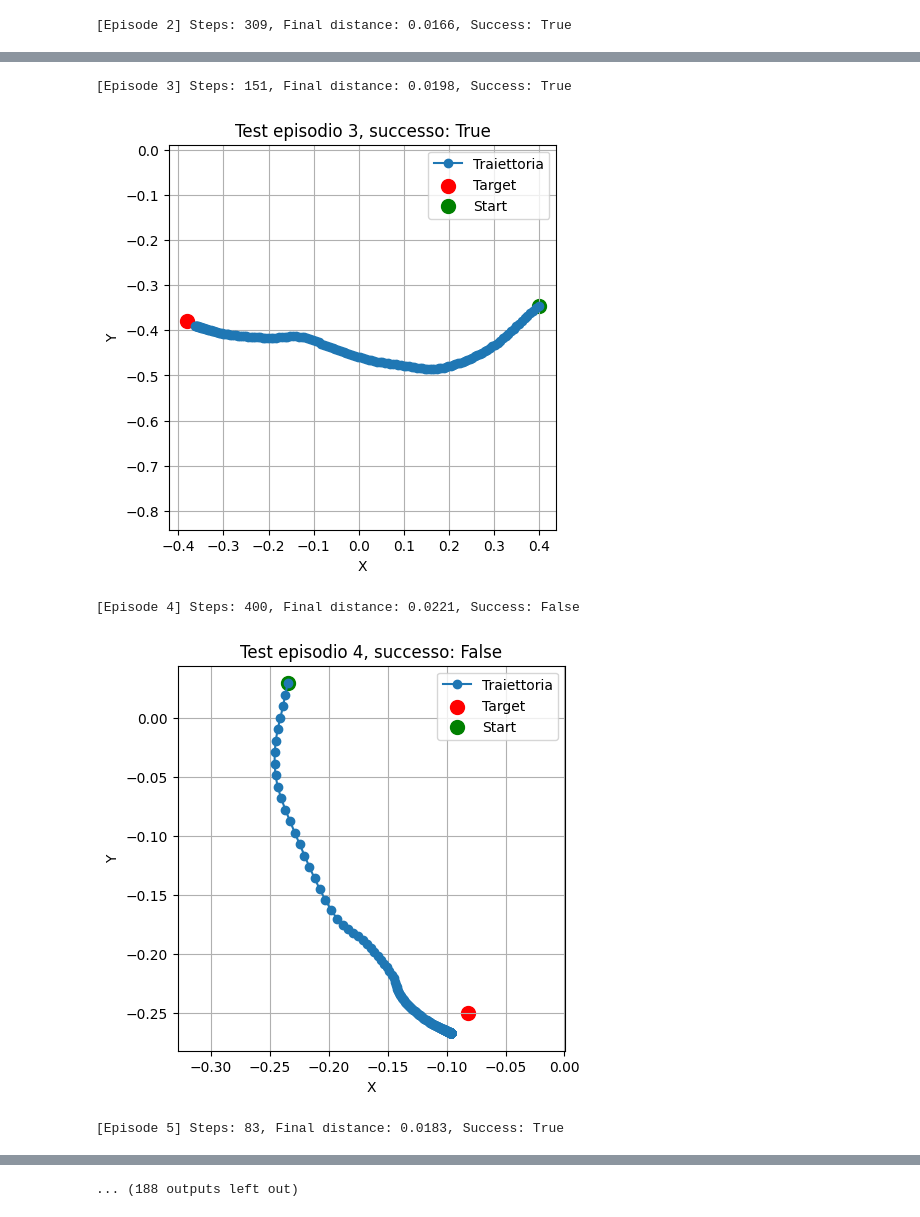
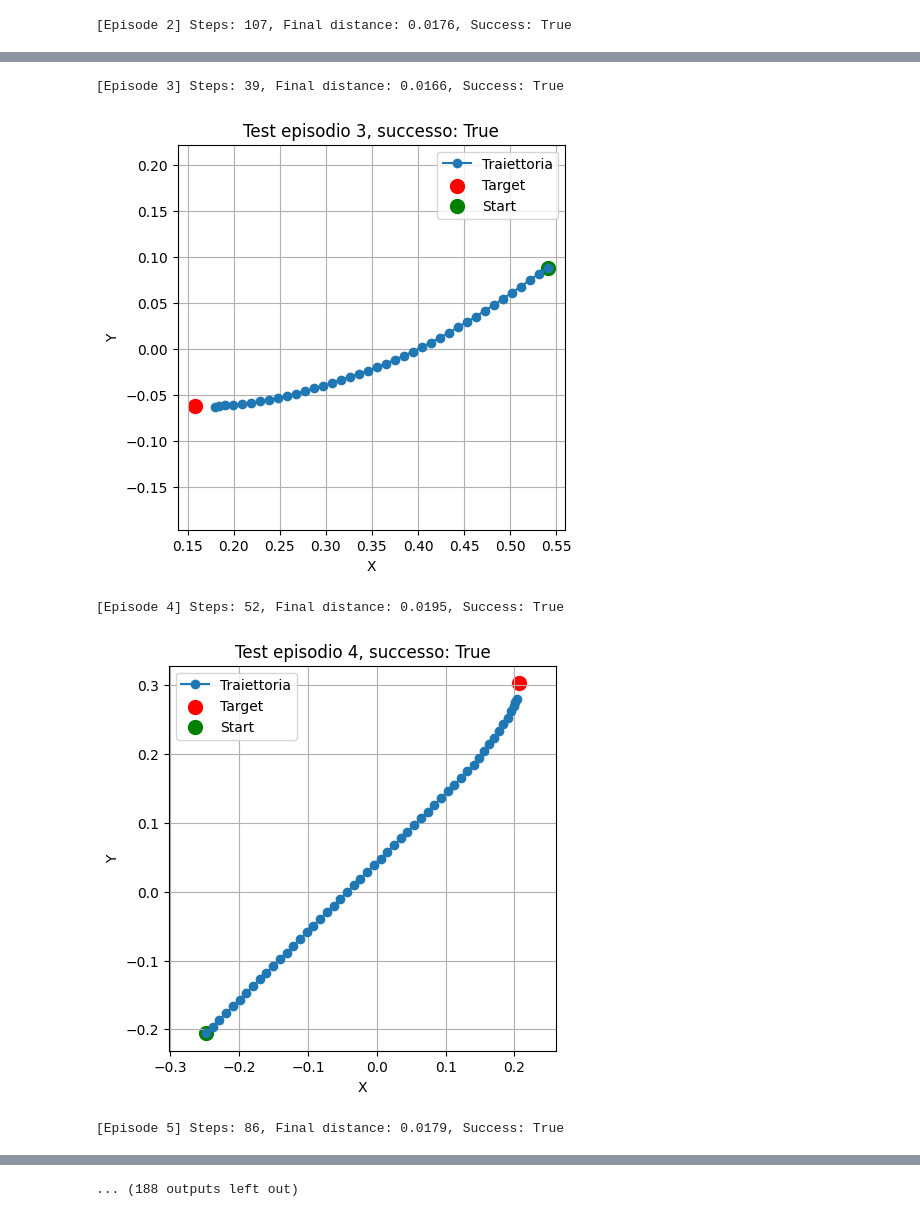
Before and after one commit to EdoardoZappia/RL_tracking, a Jupyter notebook: ddpg.ipynb, the cells around one changed output, grey strips where cells are left out. Cells and saved outputs as stored; diff of their text form; code cells hidden in the pictures.

```diff
--- a/ddpg.ipynb
+++ b/ddpg.ipynb
@@ -435,7 +435,7 @@ def test_agent_with_random_targets(agent, env=None, num_episodes=100, tolerance=
     print(f"Numero successi: {success_counter} / {num_episodes}")
 
 if __name__ == "__main__":
-    checkpoint = "runs/ddpg_run_20250412_120431/checkpoint_ep3950.pth"
+    checkpoint = "runs/ddpg_run_20250412_142327/checkpoint_ep6000.pth"
 
     agent = load_agent(checkpoint)
     test_agent_with_random_targets(agent)
@@ -447 +447 @@ if __name__ == "__main__":
-[Episode 2] Steps: 309, Final distance: 0.0166, Success: True
+[Episode 2] Steps: 107, Final distance: 0.0176, Success: True
@@ -449,5 +449,5 @@ if __name__ == "__main__":
-[Episode 3] Steps: 151, Final distance: 0.0198, Success: True
+[Episode 3] Steps: 39, Final distance: 0.0166, Success: True
-[figure, old version]
+[figure, new version]
-[Episode 4] Steps: 400, Final distance: 0.0221, Success: False
+[Episode 4] Steps: 52, Final distance: 0.0195, Success: True
-[figure, old version]
+[figure, new version]
-[Episode 5] Steps: 83, Final distance: 0.0183, Success: True
+[Episode 5] Steps: 86, Final distance: 0.0179, Success: True
```
Also changed, not shown: parts of 2 cells of this notebook, 2 other files.
